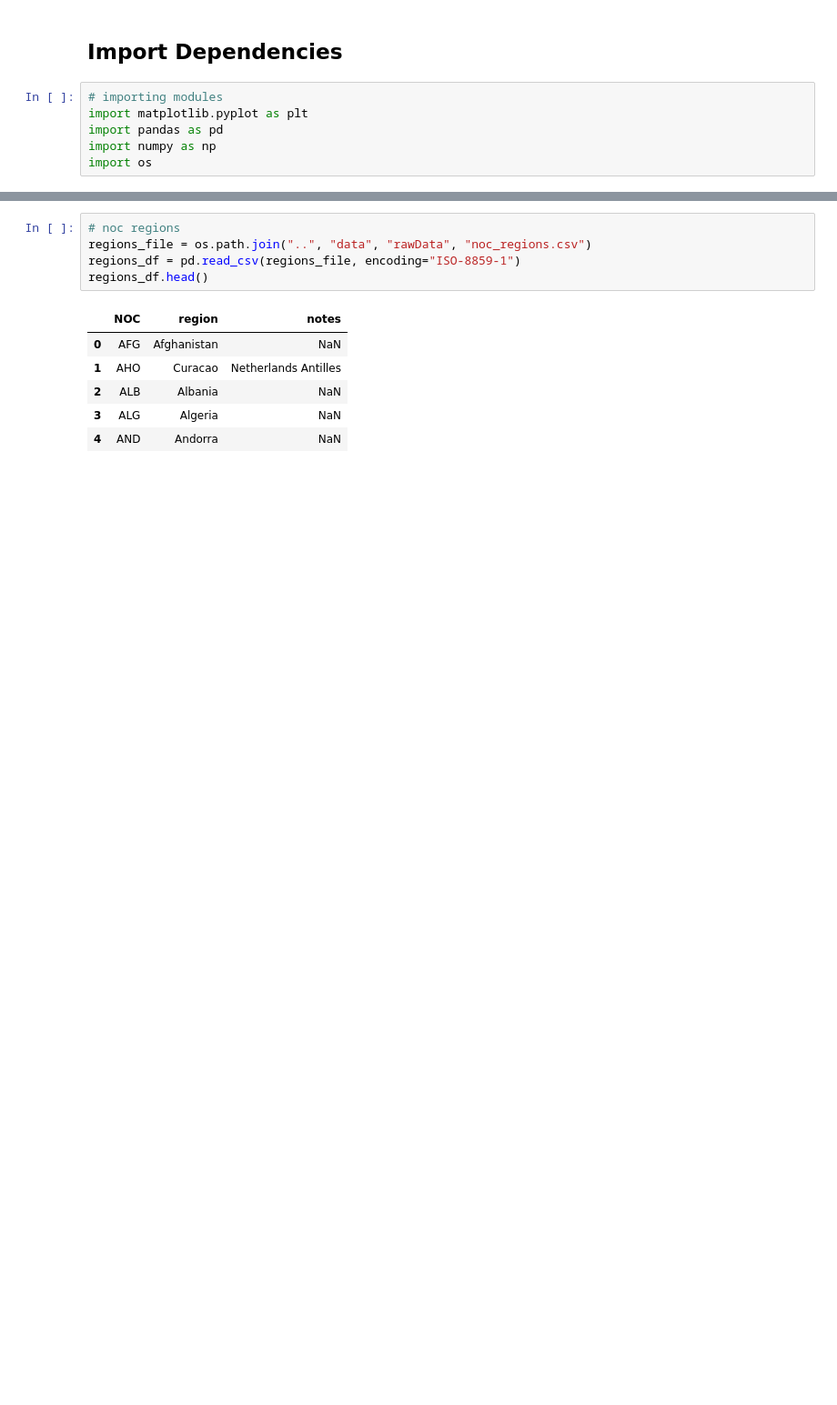
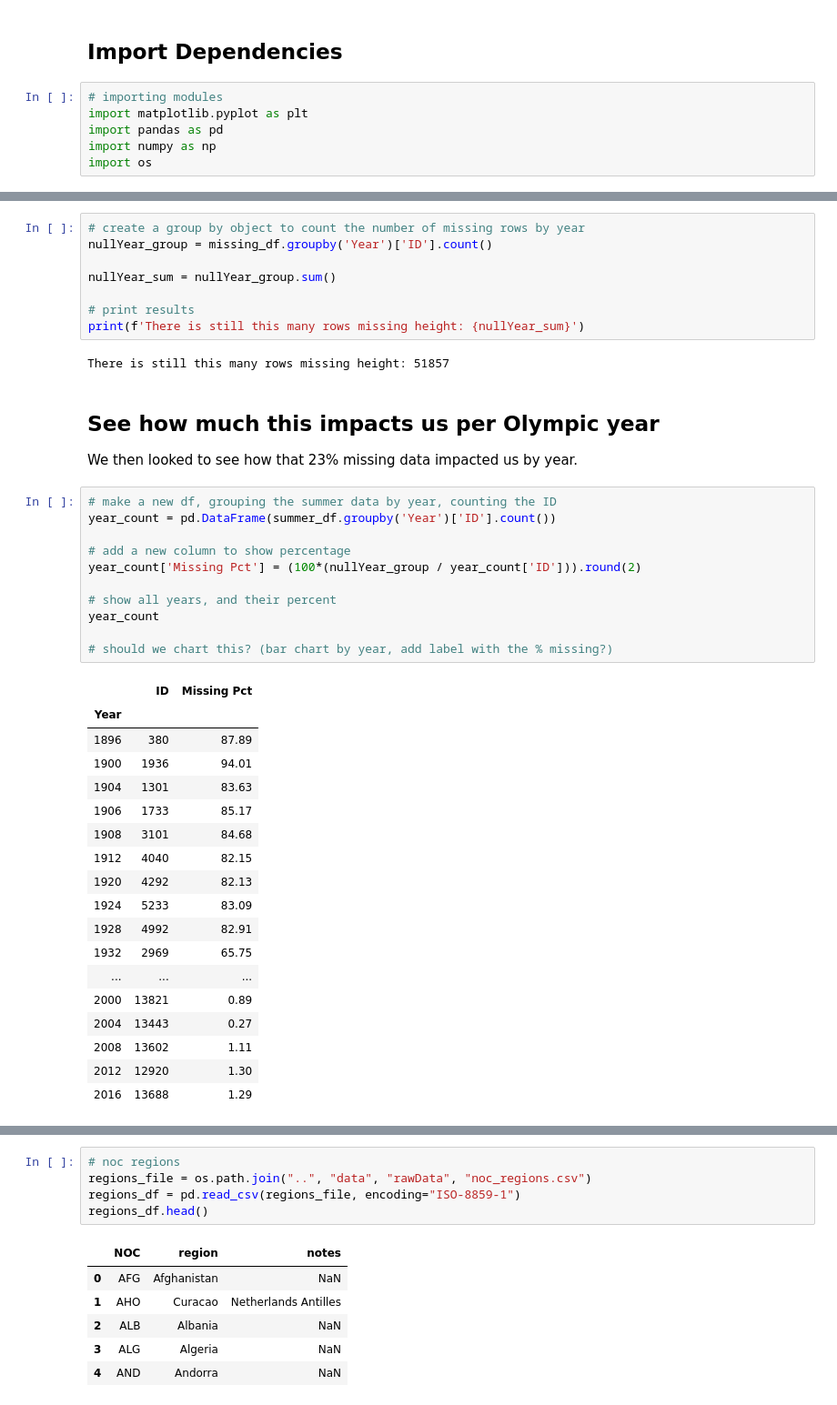
Before and after one commit to dowripple/ProjectOneRepo_JeremyKasieMichael, a Jupyter notebook: notebooks/olympicHeights.ipynb, the cells around one changed output, grey strips where cells are left out. Shown: that part at 91% size. Saved outputs shown, nothing was run; the diff lists cells and outputs as text; blank space fills up the shorter version.

```diff
--- a/notebooks/olympicHeights.ipynb
+++ b/notebooks/olympicHeights.ipynb
@@ -184,0 +108,43 @@ len(womens_data)
+# %%
+# create a group by object to count the number of missing rows by year
+nullYear_group = missing_df.groupby('Year')['ID'].count()
+
+nullYear_sum = nullYear_group.sum()
+
+# print results
+print(f'There is still this many rows missing height: {nullYear_sum}')
+# %% [output]
+There is still this many rows missing height: 51857
+# %% [markdown]
+## See how much this impacts us per Olympic year
+We then looked to see how that 23% missing data impacted us by year.
+# %%
+# make a new df, grouping the summer data by year, counting the ID
+year_count = pd.DataFrame(summer_df.groupby('Year')['ID'].count())
+
+# add a new column to show percentage
+year_count['Missing Pct'] = (100*(nullYear_group / year_count['ID'])).round(2)
+
+# show all years, and their percent
+year_count
+
+# should we chart this? (bar chart by year, add label with the % missing?)
+# %% [output]
+|  | ID | Missing Pct |
+| Year |  |  |
+| 1896 | 380 | 87.89 |
+| 1900 | 1936 | 94.01 |
+| 1904 | 1301 | 83.63 |
+| 1906 | 1733 | 85.17 |
+| 1908 | 3101 | 84.68 |
+| 1912 | 4040 | 82.15 |
+| 1920 | 4292 | 82.13 |
+| 1924 | 5233 | 83.09 |
+| 1928 | 4992 | 82.91 |
+| 1932 | 2969 | 65.75 |
+| ... | ... | ... |
+| 2000 | 13821 | 0.89 |
+| 2004 | 13443 | 0.27 |
+| 2008 | 13602 | 1.11 |
+| 2012 | 12920 | 1.30 |
+| 2016 | 13688 | 1.29 |
```
Also changed, not shown: parts of 38 cells of this notebook.
